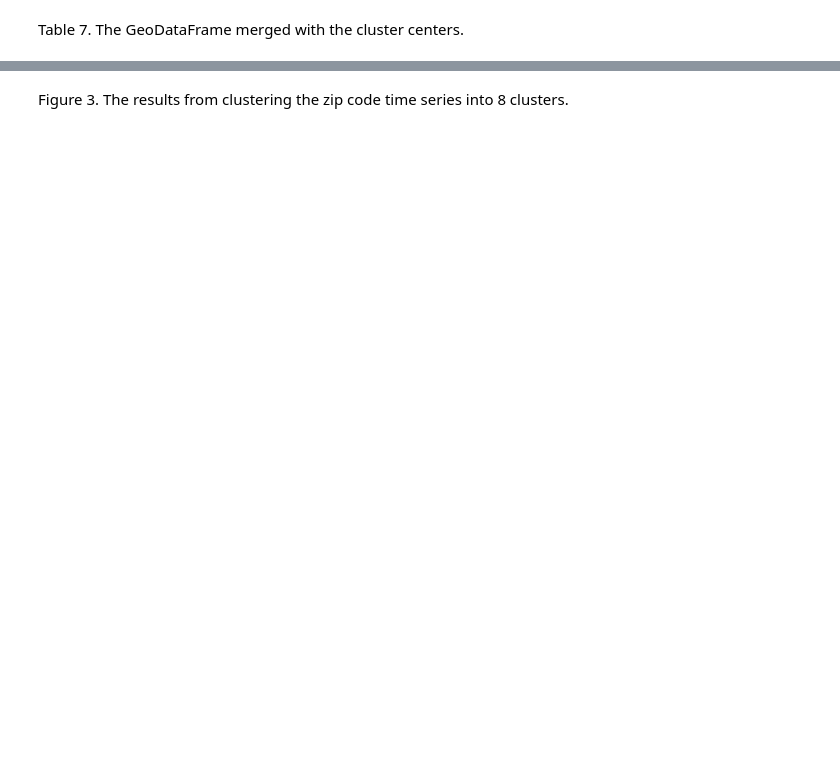
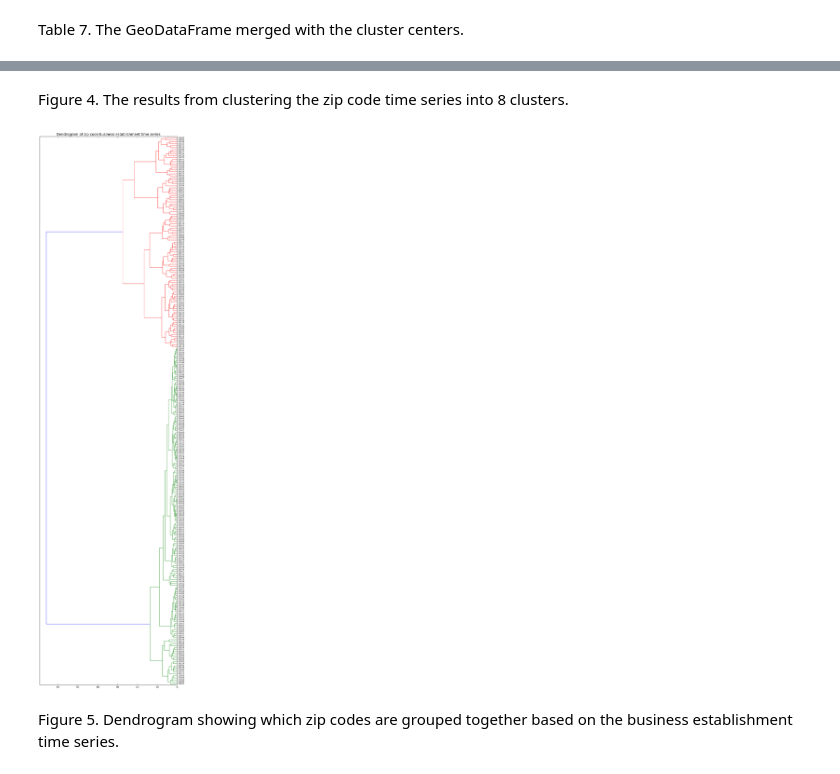
Before and after one commit to sighthnd/PUI2016_ss4977, a Jupyter notebook: HW11_ss4977/HW11_Assignment2_ss4977.ipynb, the cells around one changed output, grey strips where cells are left out. Cells and saved outputs as stored; diff of their text form; code cells hidden in the pictures; blank space fills up the shorter version.

```diff
--- a/HW11_ss4977/HW11_Assignment2_ss4977.ipynb
+++ b/HW11_ss4977/HW11_Assignment2_ss4977.ipynb
@@ -383,2 +387,2 @@ plot_clusters(mapfr, "8 Clusters")
 # %% [markdown]
-Figure 3. The results from clustering the zip code time series into 8 clusters.
+Figure 4. The results from clustering the zip code time series into 8 clusters.
@@ -389,0 +393,11 @@ agc = AgglomerativeClustering(compute_full_tree=True, affinity=tsdist)
+# %%
+# Make a dendrogram showing how pairs of zip codes and subclusters are grouped together
+fig = pl.figure(figsize=(10, 40), dpi=100)
+ddg = scp.hierarchy.dendrogram(scp.hierarchy.linkage(normed, method='ward'), labels=normed.index,
+                               orientation='left', leaf_font_size=8.)
+pl.grid('off')
+title = pl.title("Dendrogram of zip code business establishment time series", fontsize=14)
+# %% [output]
+[figure, added]
+# %% [markdown]
+Figure 5. Dendrogram showing which zip codes are grouped together based on the business establishment time series.
```
Also changed, not shown: parts of 15 cells of this notebook.
